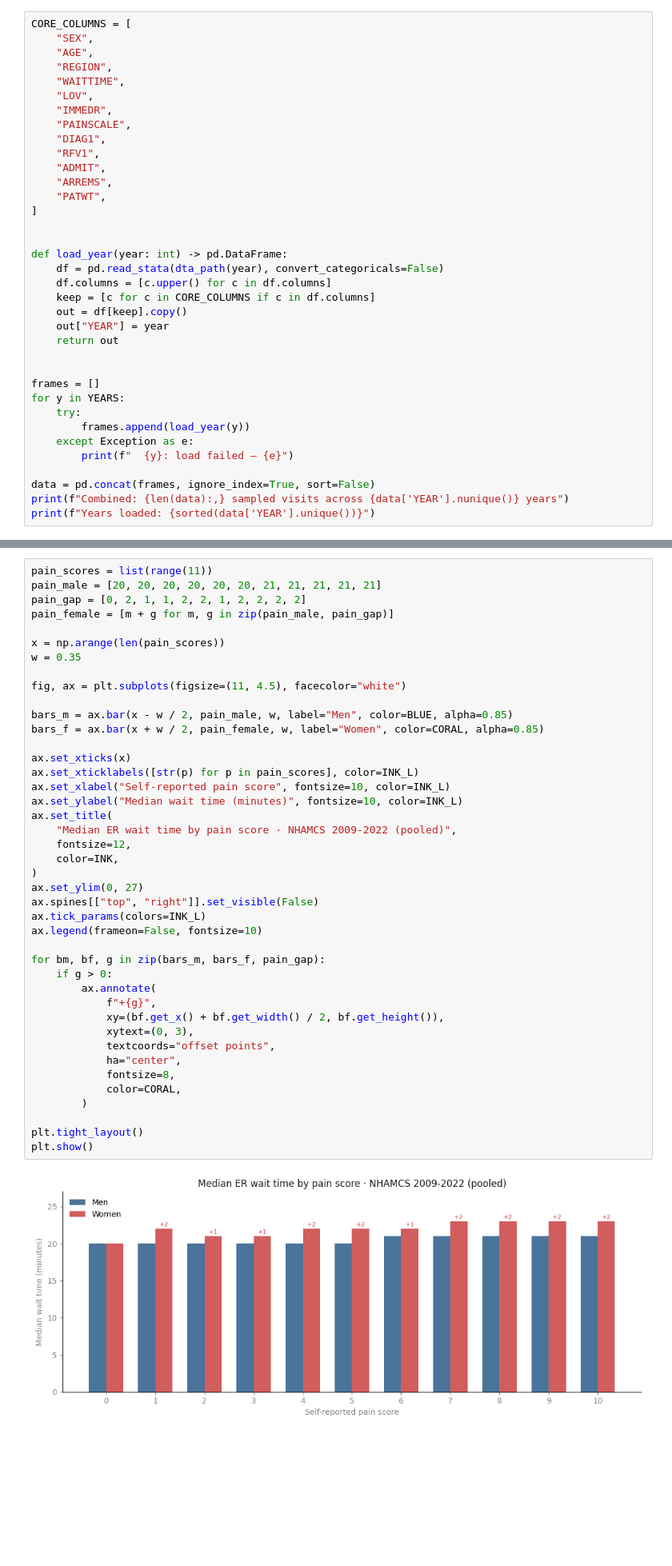
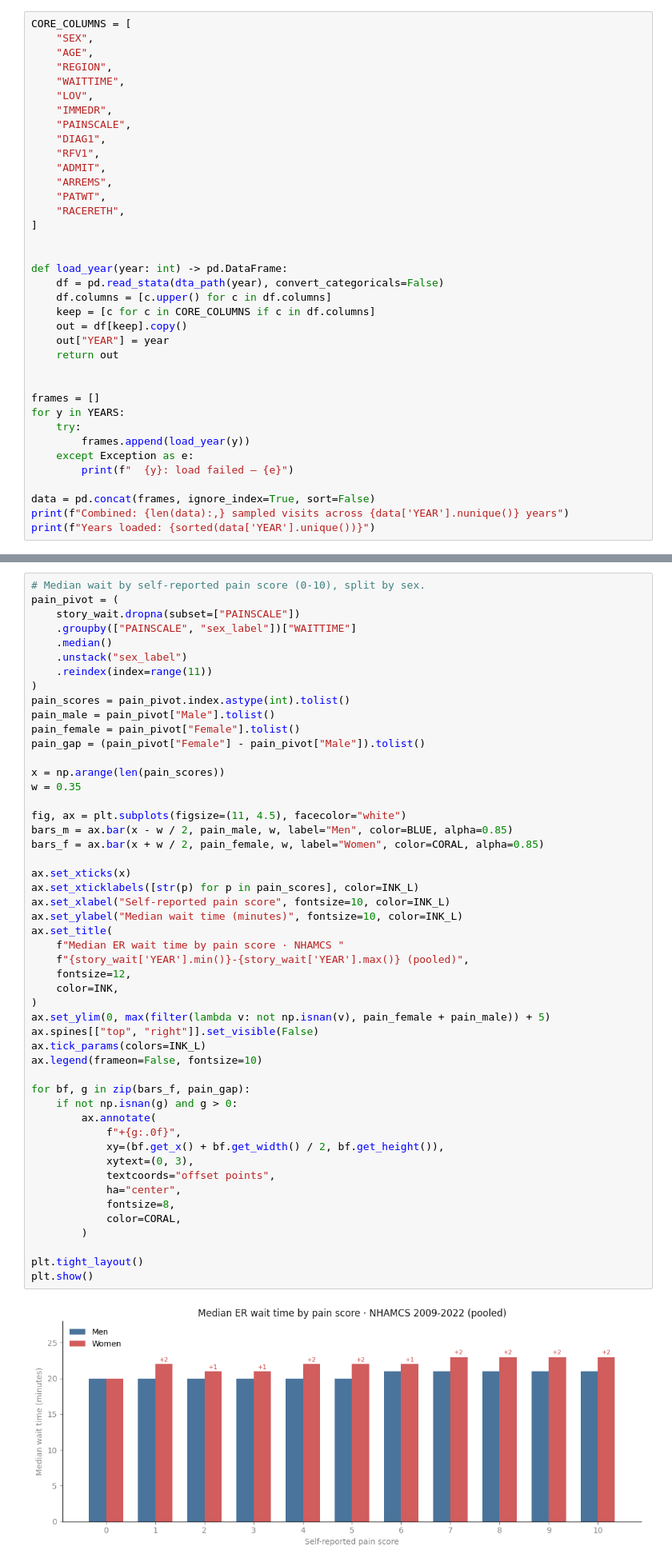
Before and after one commit to Aryan-Mi/dtu-social-data-assignments, a Jupyter notebook: assignment-final/notebooks/submission.ipynb, the cells around one changed output, grey strips where cells are left out. Shown at 80% size. Saved outputs shown, nothing was run; the diff lists cells and outputs as text; blank space fills up the shorter version.

```diff
--- a/assignment-final/notebooks/submission.ipynb
+++ b/assignment-final/notebooks/submission.ipynb
@@ -161,6 +161,7 @@ CORE_COLUMNS = [
     "ADMIT",
     "ARREMS",
     "PATWT",
+    "RACERETH",
 ]
 
 
@@ -812,49 +896,57 @@ For each self-reported pain score (0–10), the median ER wait time for men and
 
 **Justification.** The HTML's pain-slider section is intentionally personal — the reader picks a number and watches the clock hands diverge. A grouped bar chart is the closest static equivalent: it preserves the side-by-side comparison across all 11 pain levels simultaneously, so the reader can see the gap is not isolated to one score. Grouping by pain level puts the control variable (pain intensity) on the x-axis, which directly answers the question *"does the gap persist when pain is held constant?"* Annotating the gap in minutes on each female bar draws the eye to the column that matters and avoids the reader having to mentally subtract, following Tufte's principle that the data itself should do the work rather than the viewer's arithmetic.
 # %%
-pain_scores = list(range(11))
-pain_male = [20, 20, 20, 20, 20, 20, 21, 21, 21, 21, 21]
-pain_gap = [0, 2, 1, 1, 2, 2, 1, 2, 2, 2, 2]
-pain_female = [m + g for m, g in zip(pain_male, pain_gap)]
+# Median wait by self-reported pain score (0-10), split by sex.
+pain_pivot = (
+    story_wait.dropna(subset=["PAINSCALE"])
+    .groupby(["PAINSCALE", "sex_label"])["WAITTIME"]
+    .median()
+    .unstack("sex_label")
+    .reindex(index=range(11))
+)
+pain_scores = pain_pivot.index.astype(int).tolist()
+pain_male = pain_pivot["Male"].tolist()
+pain_female = pain_pivot["Female"].tolist()
+pain_gap = (pain_pivot["Female"] - pain_pivot["Male"]).tolist()
 
 x = np.arange(len(pain_scores))
 w = 0.35
 
 fig, ax = plt.subplots(figsize=(11, 4.5), facecolor="white")
-
 bars_m = ax.bar(x - w / 2, pain_male, w, label="Men", color=BLUE, alpha=0.85)
 bars_f = ax.bar(x + w / 2, pain_female, w, label="Women", color=CORAL, alpha=0.85)
 
 ax.set_xticks(x)
 ax.set_xticklabels([str(p) for p in pain_scores], color=INK_L)
 ax.set_xlabel("Self-reported pain score", fontsize=10, color=INK_L)
 ax.set_ylabel("Median wait time (minutes)", fontsize=10, color=INK_L)
 ax.set_title(
-    "Median ER wait time by pain score · NHAMCS 2009-2022 (pooled)",
+    f"Median ER wait time by pain score · NHAMCS "
+    f"{story_wait['YEAR'].min()}-{story_wait['YEAR'].max()} (pooled)",
     fontsize=12,
     color=INK,
 )
-ax.set_ylim(0, 27)
+ax.set_ylim(0, max(filter(lambda v: not np.isnan(v), pain_female + pain_male)) + 5)
 ax.spines[["top", "right"]].set_visible(False)
 ax.tick_params(colors=INK_L)
 ax.legend(frameon=False, fontsize=10)
 
-for bm, bf, g in zip(bars_m, bars_f, pain_gap):
-    if g > 0:
+for bf, g in zip(bars_f, pain_gap):
+    if not np.isnan(g) and g > 0:
         ax.annotate(
-            f"+{g}",
+            f"+{g:.0f}",
             xy=(bf.get_x() + bf.get_width() / 2, bf.get_height()),
             xytext=(0, 3),
             textcoords="offset points",
             ha="center",
             fontsize=8,
             color=CORAL,
         )
 
 plt.tight_layout()
 plt.show()
 # %% [output]
-[figure, old version]
+[figure, new version]
 # %% [markdown]
 ## 3) Triage × Pain Heatmap
 
```
Also changed, not shown: parts of 7 cells of this notebook.
